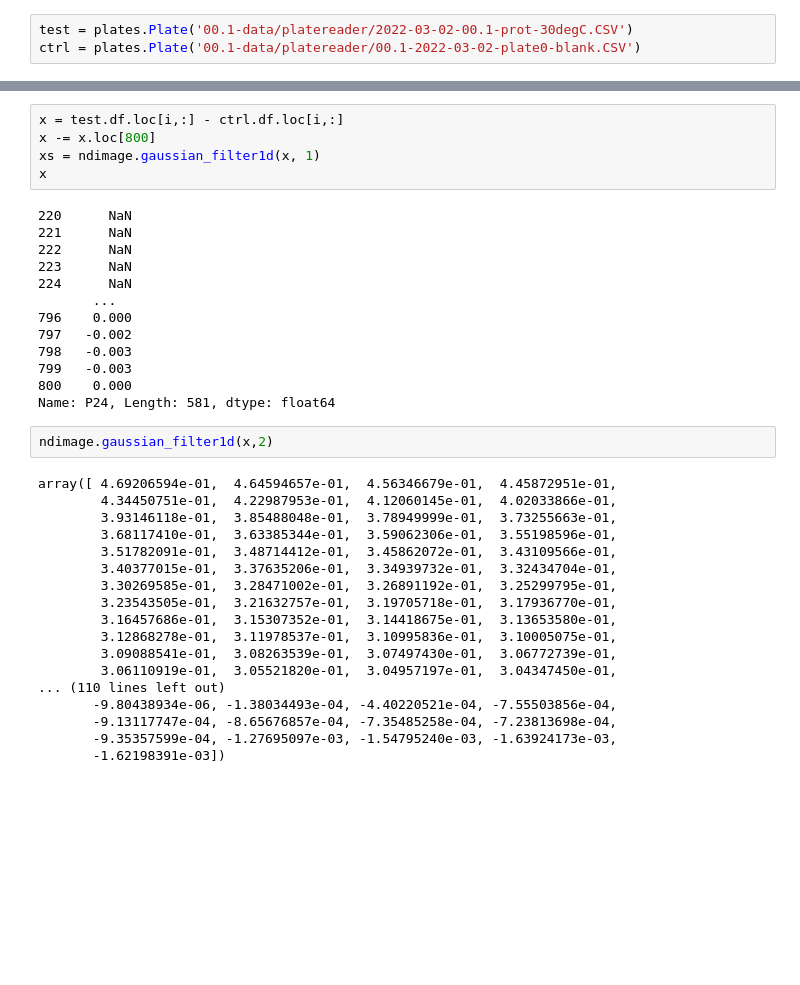
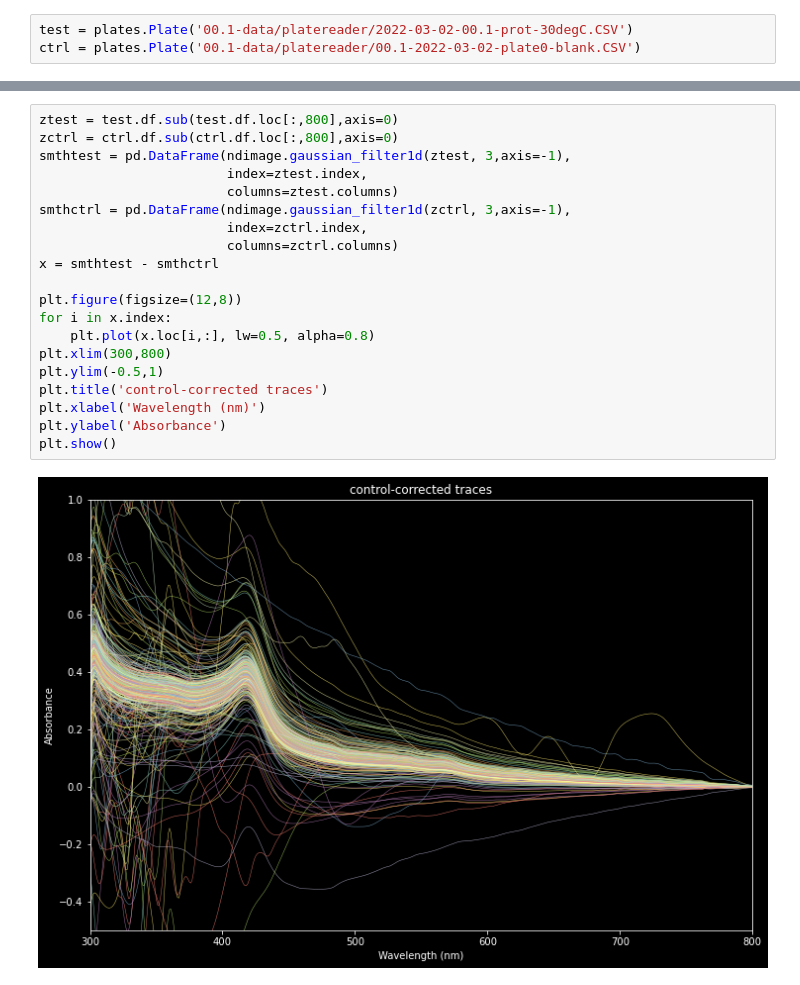
Before and after one commit to TrellixVulnTeam/screening-fist_OO2T, a Jupyter notebook: nb/00-pilot/00.1-analysis.ipynb, the cells around one changed output, grey strips where cells are left out. Saved outputs shown, nothing was run; the diff lists cells and outputs as text; blank space fills up the shorter version.

```diff
--- a/nb/00-pilot/00.1-analysis.ipynb
+++ b/nb/00-pilot/00.1-analysis.ipynb
@@ -116,38 +85,22 @@ plt.show()
-# %%
-x = test.df.loc[i,:] - ctrl.df.loc[i,:]
-x -= x.loc[800]
-xs = ndimage.gaussian_filter1d(x, 1)
-x
-# %% [output]
-220      NaN
-221      NaN
-222      NaN
-223      NaN
-224      NaN
-       ...
-796    0.000
-797   -0.002
-798   -0.003
-799   -0.003
-800    0.000
-Name: P24, Length: 581, dtype: float64
-# %%
-ndimage.gaussian_filter1d(x,2)
-# %% [output]
-array([ 4.69206594e-01,  4.64594657e-01,  4.56346679e-01,  4.45872951e-01,
-        4.34450751e-01,  4.22987953e-01,  4.12060145e-01,  4.02033866e-01,
-        3.93146118e-01,  3.85488048e-01,  3.78949999e-01,  3.73255663e-01,
-        3.68117410e-01,  3.63385344e-01,  3.59062306e-01,  3.55198596e-01,
-        3.51782091e-01,  3.48714412e-01,  3.45862072e-01,  3.43109566e-01,
-        3.40377015e-01,  3.37635206e-01,  3.34939732e-01,  3.32434704e-01,
-        3.30269585e-01,  3.28471002e-01,  3.26891192e-01,  3.25299795e-01,
-        3.23543505e-01,  3.21632757e-01,  3.19705718e-01,  3.17936770e-01,
-        3.16457686e-01,  3.15307352e-01,  3.14418675e-01,  3.13653580e-01,
-        3.12868278e-01,  3.11978537e-01,  3.10995836e-01,  3.10005075e-01,
-        3.09088541e-01,  3.08263539e-01,  3.07497430e-01,  3.06772739e-01,
-        3.06110919e-01,  3.05521820e-01,  3.04957197e-01,  3.04347450e-01,
-... (110 lines left out)
-       -9.80438934e-06, -1.38034493e-04, -4.40220521e-04, -7.55503856e-04,
-       -9.13117747e-04, -8.65676857e-04, -7.35485258e-04, -7.23813698e-04,
-       -9.35357599e-04, -1.27695097e-03, -1.54795240e-03, -1.63924173e-03,
-       -1.62198391e-03])
+# %%
+ztest = test.df.sub(test.df.loc[:,800],axis=0)
+zctrl = ctrl.df.sub(ctrl.df.loc[:,800],axis=0)
+smthtest = pd.DataFrame(ndimage.gaussian_filter1d(ztest, 3,axis=-1),
+                        index=ztest.index,
+                        columns=ztest.columns)
+smthctrl = pd.DataFrame(ndimage.gaussian_filter1d(zctrl, 3,axis=-1),
+                        index=zctrl.index,
+                        columns=zctrl.columns)
+x = smthtest - smthctrl
+
+plt.figure(figsize=(12,8))
+for i in x.index:
+    plt.plot(x.loc[i,:], lw=0.5, alpha=0.8)
+plt.xlim(300,800)
+plt.ylim(-0.5,1)
+plt.title('control-corrected traces')
+plt.xlabel('Wavelength (nm)')
+plt.ylabel('Absorbance')
+plt.show()
+# %% [output]
+[figure, added]
```
Also changed, not shown: parts of 13 cells of this notebook.
